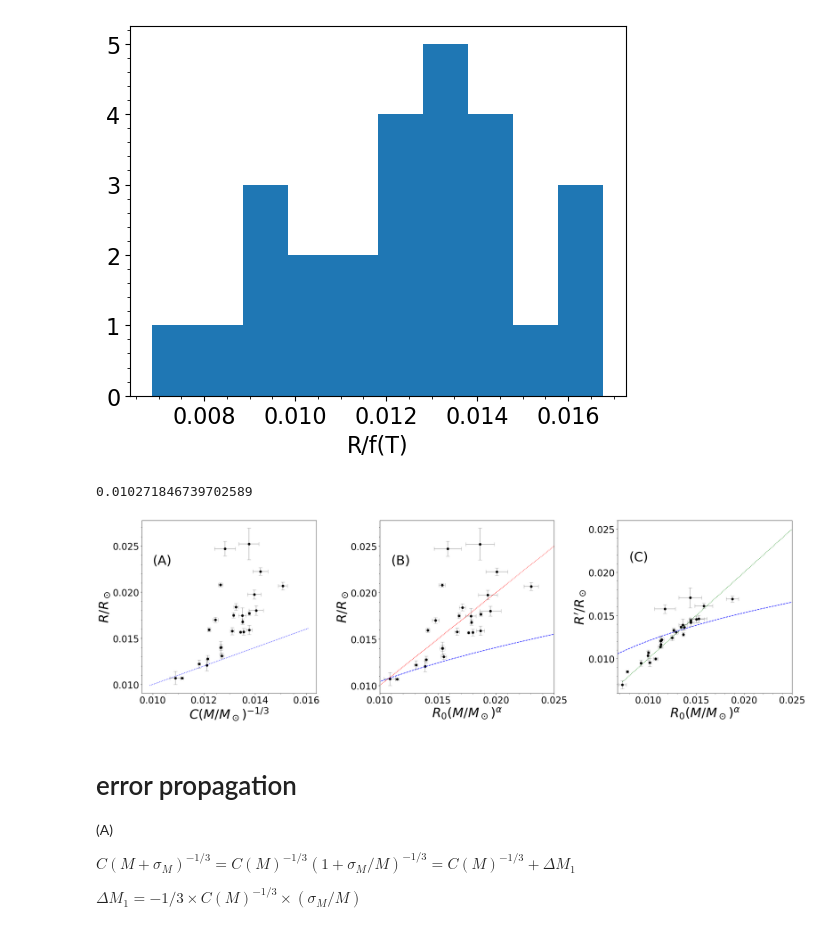
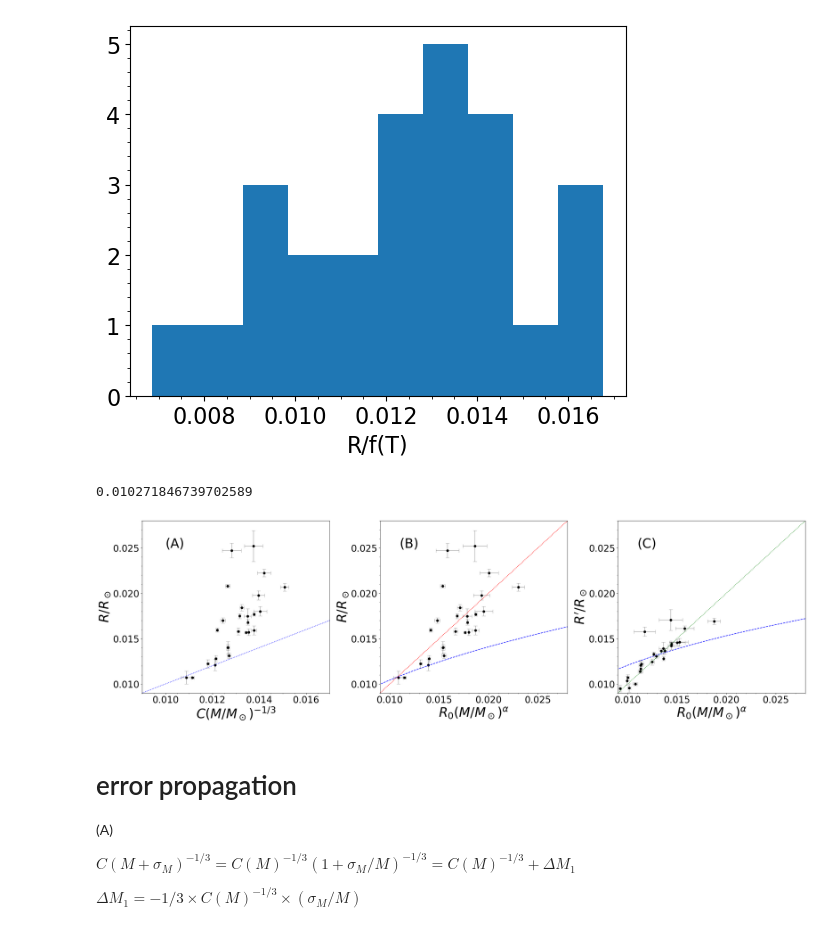
Before and after one commit to jin981016/WD_data_cord, a Jupyter notebook: Revised Radius and Mass with Temperature relation.ipynb, the cells around one changed output. Drawn from its saved outputs; the diff is of its cells as text; code cells hidden in the pictures.

```diff
--- a/Revised Radius and Mass with Temperature relation.ipynb
+++ b/Revised Radius and Mass with Temperature relation.ipynb
@@ -8,7 +8,7 @@ from scipy import stats
 from scipy import optimize
 import time
 from tqdm.notebook import tqdm
-All = pd.read_csv(r'C:/Users/wlsdl/OneDrive/바탕 화면/Jin/White Dwarf/all.txt',delim_whitespace=True,header=0)
+All = pd.read_csv(r'/home/jin/바탕화면/WD_data_cord/all.txt',sep='\s+',header=0)
 plt.rcParams['font.size'] = '16'
 T,R,M,Rerr, Merr,Terr = All['Teff'].to_numpy(),All['Radius'].to_numpy() ,All['Mass'].to_numpy() ,All['Rerr'].to_numpy() ,All['Merr'].to_numpy(),All['Terr'].to_numpy()
 g = All['g_mag'].to_numpy()
@@ -657,14 +664,16 @@ s_n = 35
 plt.subplot(131)
 yy_th = EOS(M,0.5)   # ratio of proton and Atomic numer 0.5 = ratio of proton and neutron 1
 plt.plot(yy_th,R,'ko')
-tx = np.linspace(yy_th.min()-0.001,yy_th.max()+0.001,100)
+tx = np.linspace(yy_th.min()-0.01,yy_th.max()+0.01,100)
 plt.plot(tx,tx,'b:')
 
 plt.xlabel(r'$C(M/M_\odot)^{-1/3}$',fontsize=35)
 plt.ylabel(r'$R/R_\odot$',fontsize=35)
 plt.yticks([0.01,0.015,0.020,0.025])
 plt.xticks([0.01,0.012,0.014,0.016])
-plt.text(0.01,0.023,'(A)',size=s_n )
+plt.xlim(0.009,0.017)
+plt.ylim(0.009,0.028)
+plt.text(0.01,0.025,'(A)',size=s_n )
 
 C = 0.010271846739702589
 M_1_err = abs(C*(M)**(-1/3)*(-1/3)*(Merr/M))
@@ -679,22 +688,23 @@ plt.tight_layout()
 
 plt.subplot(132)
 R_M = 10**M_1[1]*M**(M_1[0])
-x = np.linspace(0.01,0.025,100)
+x = np.linspace(-1,1,100)
 plt.plot(R_M,R,'ko')
 
 plt.plot(x,x,'r:')
 
-mm = np.linspace(M.min()-0.2 ,M.max()+0.1,100)
+mm = np.linspace(M.min()-1 ,M.max()+1,100)
 iu = 10**M_1[1]*mm**(M_1[0])
 tx = 0.0102*mm**(-1/3)
 plt.plot(iu,tx,'b--')
 
 plt.xlabel(r'$R_0(M/M_\odot)^\alpha$',fontsize=35)
 plt.ylabel(r'$R/R_\odot$',fontsize=35)
-plt.text(0.011,0.023,'(B)',size=s_n )
+plt.text(0.011,0.025,'(B)',size=s_n )
 plt.yticks([0.01,0.015,0.020,0.025])
 plt.xticks([0.01,0.015,0.020,0.025])
-plt.xlim(x.min(),x.max())
+plt.xlim(0.009,0.028)
+plt.ylim(0.009,0.028)
 plt.plot(tx,tx,'r:')
 
 M_2_err = abs(R_M*(M_1[0])*(Merr/M))
@@ -712,7 +722,7 @@ r0_2 = -2.21
 MCR = R/(1+T/t0_2)**beta_2
 xx = 10**r0_2*M**alpha_2
 plt.plot(xx,MCR,'ko')
-x = np.linspace(xx.min(),0.025,100)
+x = np.linspace(-1,1,100)
 plt.plot(x,x,'g:')
 # plt.ylabel(r'$R/f(T)$',fontsize=35)
 plt.ylabel(r"$R^\prime/R_\odot$",fontsize=35)
@@ -720,37 +730,37 @@ plt.xlabel(r'$R_0(M/M_\odot)^\alpha$',fontsize=35)
 
 mm_2 = np.linspace(0+0.00001 ,M.max()+0.1,100)
 iu_2 = 10**r0_2*mm_2**alpha_2
 tx = 0.0102*mm_2**(-1/3)
 plt.plot(iu_2,tx,'b--')
 
 
 del_ft = (1+T/t0_2)**beta_2 * beta_2 * ((Terr/t0_2) / ((1+T/t0_2)))
 
 
 R_3_err = MCR*np.sqrt((Rerr/R)**2 +  (Terr*beta_2 / (T+t0_2))**2  )
 
 M_3_err = abs(xx*(alpha_2)*(Merr/M))
 plt.errorbar(x=xx,y=MCR,xerr =M_3_err,yerr=R_3_err,ls='',capsize=5,alpha=0.3,c='k')
 
 
 
-plt.xlim(xx.min()-0.0005,0.02)
-plt.ylim(MCR.min()-0.001,0.026)
-plt.text(0.008,0.0213,'(C)',size=s_n )
+plt.xlim(0.009,0.028)
+plt.ylim(0.009,0.028)
+plt.text(0.011,0.025,'(C)',size=s_n )
 plt.yticks([0.01,0.015,0.02,0.025])
 plt.xticks([0.01,0.015,0.02,0.025])
 
 plt.tick_params(axis='x', labelsize=25)
 plt.tick_params(axis='y', labelsize=25)
 
 plt.minorticks_on()
 plt.tight_layout()
 
 
 # plt.savefig("/home/jin/바탕화면/Three_com_result",dpi=400 ,bbox_inches = 'tight' )
 # %% [output]
 0.010271846739702589
-[figure, old version]
+[figure, new version]
 # %% [markdown]
 # error propagation
 
```
Also changed, not shown: parts of 6 cells of this notebook, 1 other file.
